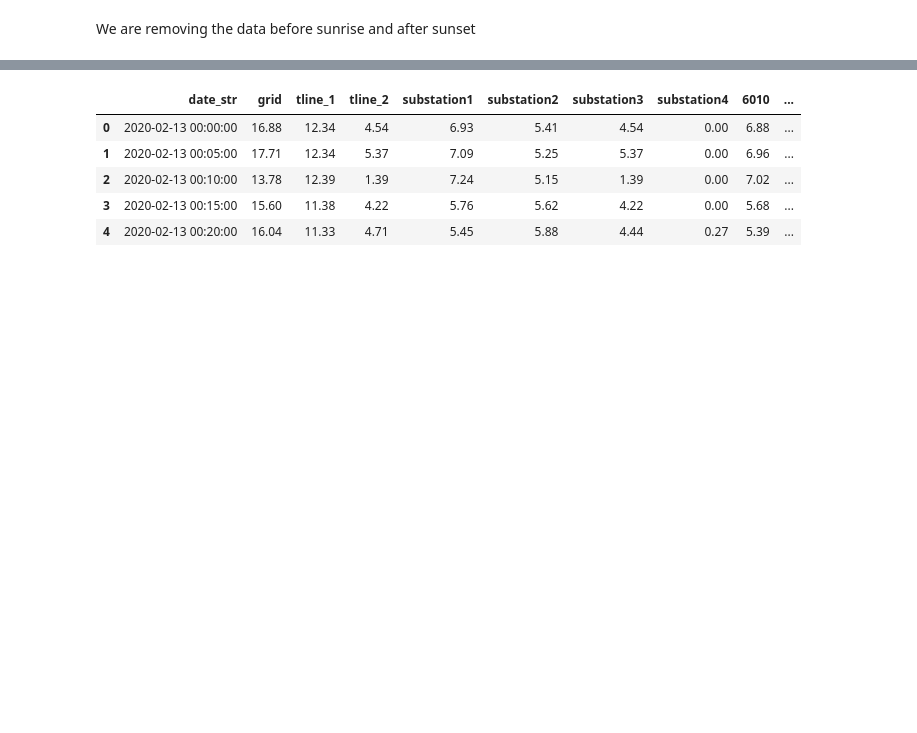
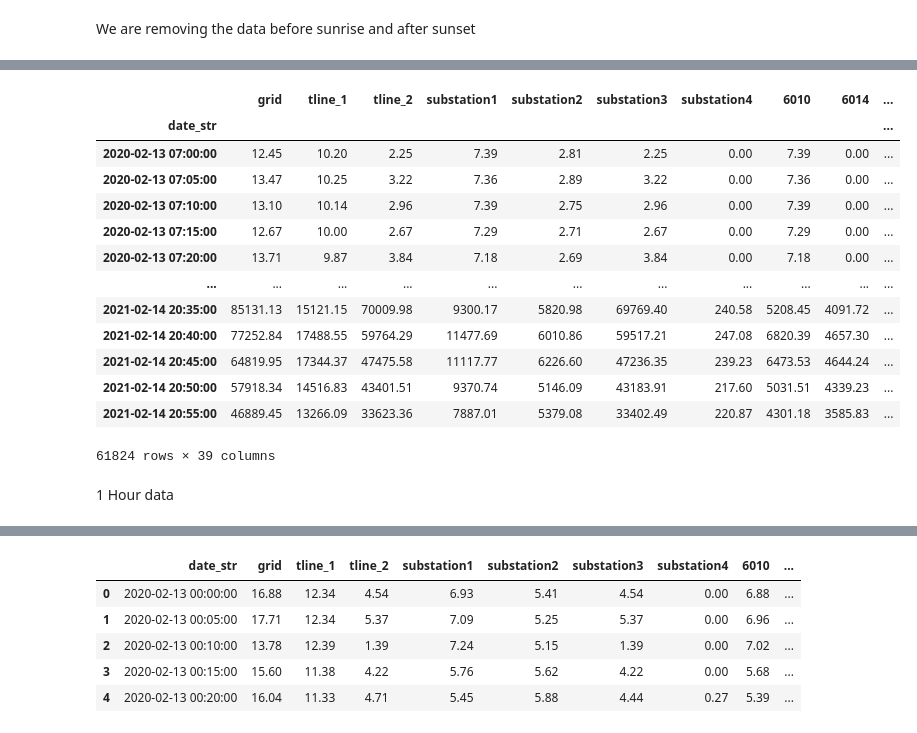
Before and after one commit to ManeeshaPerera/HTCNN-Forecasting, a Jupyter notebook: notebooks/pre-process.ipynb, the cells around one changed output, grey strips where cells are left out. Cells and saved outputs as stored; diff of their text form; code cells hidden in the pictures; blank space fills up the shorter version.

```diff
--- a/notebooks/pre-process.ipynb
+++ b/notebooks/pre-process.ipynb
@@ -24,0 +85,12 @@ data = pd.read_pickle('../input/timeseries')
+# %%
+temp_df = _5min.reset_index()
+solar_times = []
+
+for val in temp_df['date_str']:
+    if val.hour >= 7 and val.hour <= 20:
+        solar_times.append(True)
+    else:
+        solar_times.append(False)
+# %%
+temp_df['solar_time'] = solar_times
+temp_df.head()
@@ -24,0 +105,3 @@ data = pd.read_pickle('../input/timeseries')
+# %%
+solar_df = temp_df.loc[temp_df['solar_time'] == True].set_index('date_str')
+solar_df = solar_df.drop(columns = ['solar_time'])
@@ -24,0 +131,23 @@ data = pd.read_pickle('../input/timeseries')
+# %%
+ts_store = solar_df.round(2)
+ts_store.to_csv('../input/ts_5min.csv')
+ts_store.to_pickle('../input/ts_5min')
+# %%
+ts_store
+# %% [output]
+|  | grid | tline_1 | tline_2 | substation1 | substation2 | substation3 | substation4 | 6010 | 6014 | ... |
+| date_str |  |  |  |  |  |  |  |  |  | ... |
+| 2020-02-13 07:00:00 | 12.45 | 10.20 | 2.25 | 7.39 | 2.81 | 2.25 | 0.00 | 7.39 | 0.00 | ... |
+| 2020-02-13 07:05:00 | 13.47 | 10.25 | 3.22 | 7.36 | 2.89 | 3.22 | 0.00 | 7.36 | 0.00 | ... |
+| 2020-02-13 07:10:00 | 13.10 | 10.14 | 2.96 | 7.39 | 2.75 | 2.96 | 0.00 | 7.39 | 0.00 | ... |
+| 2020-02-13 07:15:00 | 12.67 | 10.00 | 2.67 | 7.29 | 2.71 | 2.67 | 0.00 | 7.29 | 0.00 | ... |
+| 2020-02-13 07:20:00 | 13.71 | 9.87 | 3.84 | 7.18 | 2.69 | 3.84 | 0.00 | 7.18 | 0.00 | ... |
+| ... | ... | ... | ... | ... | ... | ... | ... | ... | ... | ... |
+| 2021-02-14 20:35:00 | 85131.13 | 15121.15 | 70009.98 | 9300.17 | 5820.98 | 69769.40 | 240.58 | 5208.45 | 4091.72 | ... |
+| 2021-02-14 20:40:00 | 77252.84 | 17488.55 | 59764.29 | 11477.69 | 6010.86 | 59517.21 | 247.08 | 6820.39 | 4657.30 | ... |
+| 2021-02-14 20:45:00 | 64819.95 | 17344.37 | 47475.58 | 11117.77 | 6226.60 | 47236.35 | 239.23 | 6473.53 | 4644.24 | ... |
+| 2021-02-14 20:50:00 | 57918.34 | 14516.83 | 43401.51 | 9370.74 | 5146.09 | 43183.91 | 217.60 | 5031.51 | 4339.23 | ... |
+| 2021-02-14 20:55:00 | 46889.45 | 13266.09 | 33623.36 | 7887.01 | 5379.08 | 33402.49 | 220.87 | 4301.18 | 3585.83 | ... |
+61824 rows × 39 columns
+# %% [markdown]
+1 Hour data
```
Also changed, not shown: parts of 24 cells of this notebook, 10 other files.
